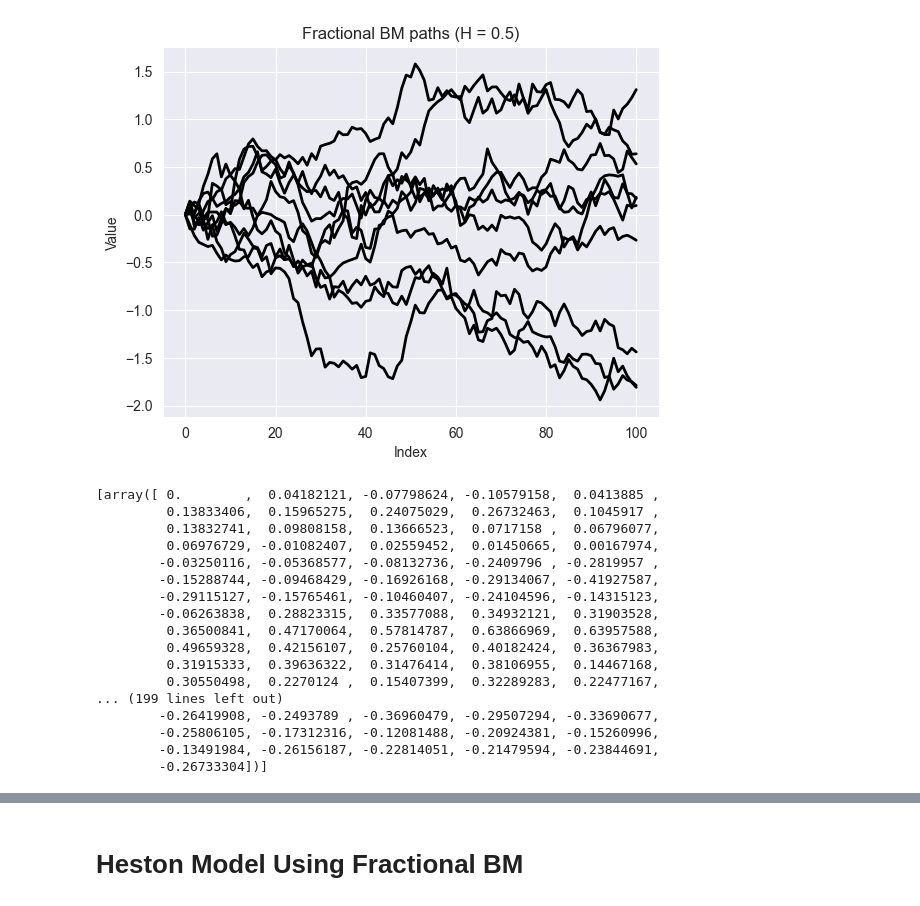
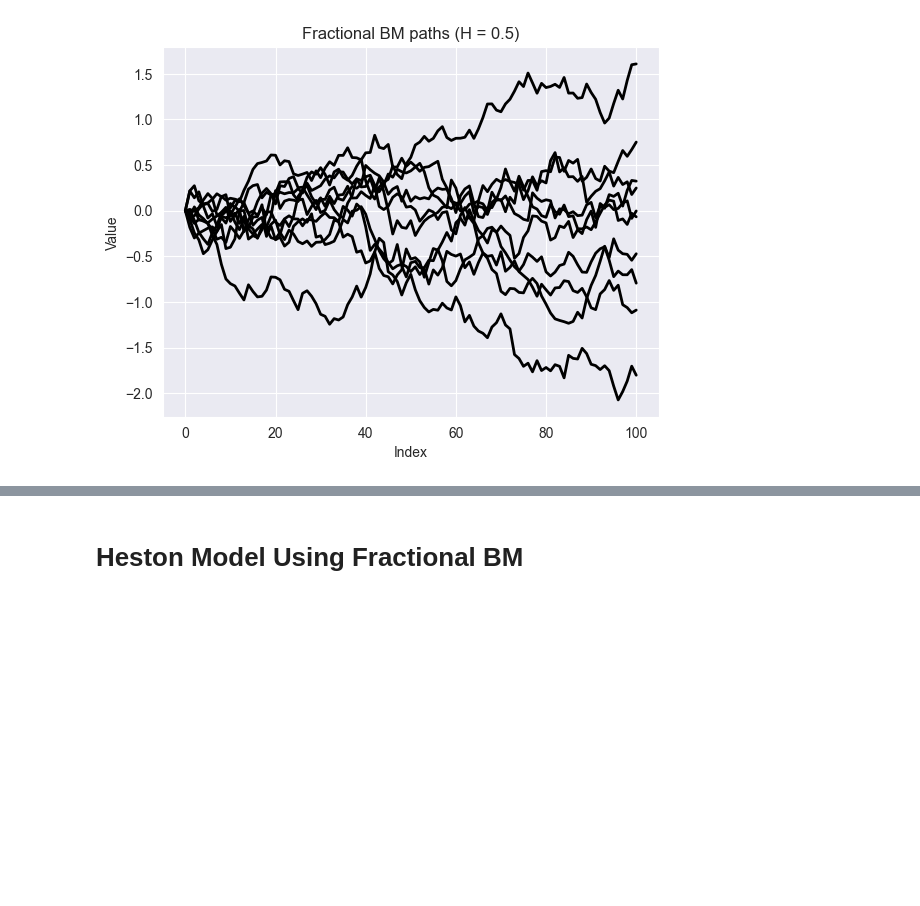
Before and after one commit to syalc1234/finalYearProject, a Jupyter notebook: FractionalBm.ipynb, the cells around one changed output, grey strips where cells are left out. Drawn from its saved outputs; the diff is of its cells as text; code cells hidden in the pictures; blank space fills up the shorter version.

```diff
--- a/FractionalBm.ipynb
+++ b/FractionalBm.ipynb
@@ -57,22 +57,5 @@ generate_frac_bm(1.0, 0.95, 100, 10)
 # %%
-generate_frac_bm(1.0, 0.5, 100, 10)
+fBm = generate_frac_bm(1.0, 0.5, 100, 10)
 # %% [output]
-[figure, old version]
+[figure, new version]
-[array([ 0.        ,  0.04182121, -0.07798624, -0.10579158,  0.0413885 ,
-         0.13833406,  0.15965275,  0.24075029,  0.26732463,  0.1045917 ,
-         0.13832741,  0.09808158,  0.13666523,  0.0717158 ,  0.06796077,
-         0.06976729, -0.01082407,  0.02559452,  0.01450665,  0.00167974,
-        -0.03250116, -0.05368577, -0.08132736, -0.2409796 , -0.2819957 ,
-        -0.15288744, -0.09468429, -0.16926168, -0.29134067, -0.41927587,
-        -0.29115127, -0.15765461, -0.10460407, -0.24104596, -0.14315123,
-        -0.06263838,  0.28823315,  0.33577088,  0.34932121,  0.31903528,
-         0.36500841,  0.47170064,  0.57814787,  0.63866969,  0.63957588,
-         0.49659328,  0.42156107,  0.25760104,  0.40182424,  0.36367983,
-         0.31915333,  0.39636322,  0.31476414,  0.38106955,  0.14467168,
-         0.30550498,  0.2270124 ,  0.15407399,  0.32289283,  0.22477167,
-... (199 lines left out)
-        -0.26419908, -0.2493789 , -0.36960479, -0.29507294, -0.33690677,
-        -0.25806105, -0.17312316, -0.12081488, -0.20924381, -0.15260996,
-        -0.13491984, -0.26156187, -0.22814051, -0.21479594, -0.23844691,
-        -0.26733304])]
 # %%
```
Also changed, not shown: parts of 6 cells of this notebook.
